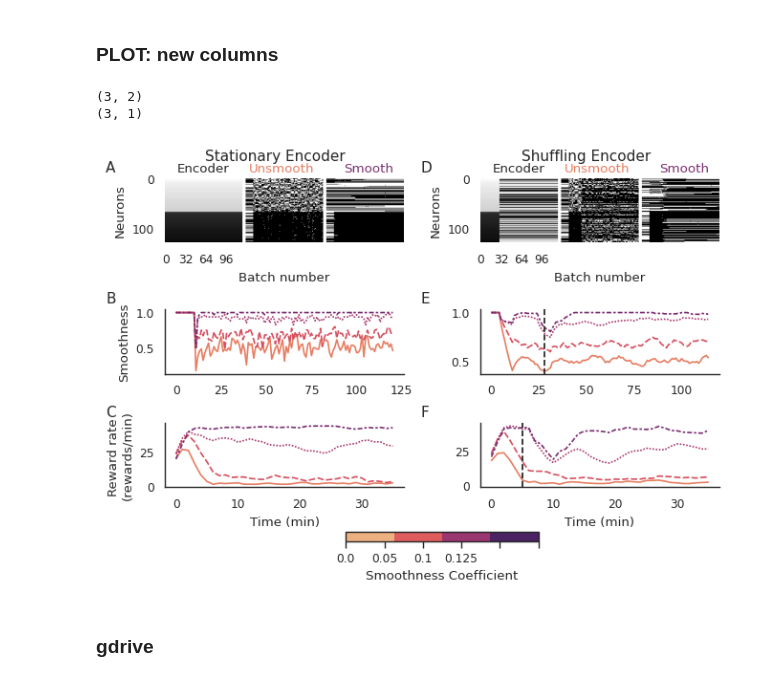
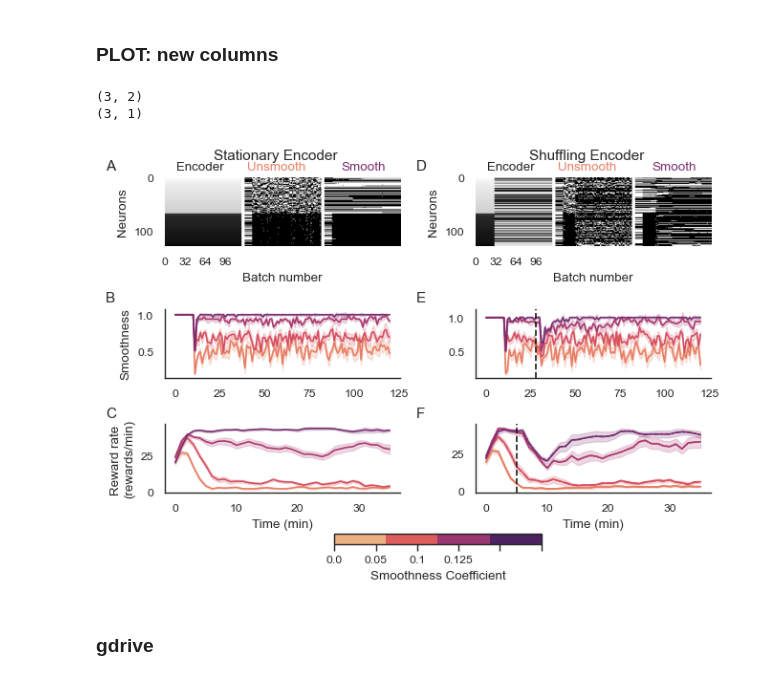
Before and after one commit to sijia66/adaptive_feature_selection, a Jupyter notebook: figure5_convex_algorithm_shuffled_encoder/231019_afs_change_encoder_convex_lasso.ipynb, the cells around one changed output. Cells and saved outputs as stored; diff of their text form; code cells hidden in the pictures.

Commit message:
add error bars to convex

```diff
--- a/figure5_convex_algorithm_shuffled_encoder/231019_afs_change_encoder_convex_lasso.ipynb
+++ b/figure5_convex_algorithm_shuffled_encoder/231019_afs_change_encoder_convex_lasso.ipynb
@@ -22,8 +22,12 @@ sns.set_context('paper')
 sns.set_theme('paper', font = 'Arial')
 sns.set_style('white')
 
+
+error_bar_method = "sem" #  or percentiles
+
 save_to_gdrive = True # this is done through the gdrive's mapping to the local file system
 gdrive_directory = '/home/aolab/gdrive/Projects/Feature Selection/Figures/'
+
 dpi_value = 300
 # %% [markdown]
 # ideas
@@ -620,8 +538,18 @@ import pickle
 with open(data_dump_folder + 'smooth_and_reward_dict_stationary.pkl', 'rb') as f:
     smooth_and_reward_dict = pickle.load(f)
 
-print(smooth_and_reward_dict.keys())
+print("smooth_and_reward_dict.keys():")
+for k in smooth_and_reward_dict.keys(): print(k)
 
+# get the smoothness and the 25th and 75th percentiles
+# note that the 25th and 75h percentiles are sem,  convenience for plotting
 smoothness_conds_by_batch_stationary = smooth_and_reward_dict['smoothness_conds_by_batch']
+smoothness_conds_by_batch_25_stationary = smooth_and_reward_dict['smoothness_conds_by_batch_25']
+smoothness_conds_by_batch_75_stationary = smooth_and_reward_dict['smoothness_conds_by_batch_75']
+
+
+# also need the 25th and 75th percentiles of the reward rates
 reward_rate_all_stationary = smooth_and_reward_dict['reward_rate_all']
+reward_rate_all_25_stationary = smooth_and_reward_dict['reward_rate_all_25']
+reward_rate_all_75_stationary = smooth_and_reward_dict['reward_rate_all_75']
 # %% [output]
@@ -963,23 +830,30 @@ norm = plt.Normalize(smoothnesss_array_parameter_scan.min(),
                      smoothnesss_array_parameter_scan.max())
 sm = plt.cm.ScalarMappable(cmap="flare", norm=norm)
 
-
-sns.lineplot(data=smoothness_conds_by_batch_stationary.T,
-             palette=colors,
-             linestyle = 'solid',
-             ax=summary_axes[1,0],
-             legend=False)
+# stationary encoder case, plot the feature selection results
+# add the error bars using a for loop
+for i, s in enumerate(smoothness_array):
+    summary_axes[1,0].plot(smoothness_conds_by_batch_stationary[i], color=colors[i])
+    summary_axes[1,0].fill_between(np.arange(smoothness_conds_by_batch_25_stationary.shape[1]),
+                                   smoothness_conds_by_batch_25_stationary[i],
+                                   smoothness_conds_by_batch_75_stationary[i],
+                                   color=colors[i], alpha=0.2)
 summary_axes[1,0].set_ylabel('Smoothness')
 
-sns.lineplot(data=reward_rate_all_stationary.T,
-             palette=colors,
-             linestyle = 'solid',
-             ax=summary_axes[2,0],
-             legend=False)
+# stationary encoder, plot the reward rate
+# add the error bars using a for loop
+for i, s in enumerate(smoothness_array):
+    summary_axes[2,0].plot(reward_rate_all_stationary[i], color=colors[i])
+    summary_axes[2,0].fill_between(np.arange(reward_rate_all_stationary.shape[1]),
+                                   reward_rate_all_25_stationary[i],
+                                   reward_rate_all_75_stationary[i],
+                                   color=colors[i], alpha=0.2)
+
 summary_axes[2,0].set_ylabel('Reward rate \n(rewards/min)')
 summary_axes[2,0].set_xlabel('Time (min)')
 
 ###################################################################
+# the second column is the shuffling encoder
 
 summary_axes  = summary_axes_stationary_left_shuffling_right[:,1][:, np.newaxis]
 
@@ -999,6 +873,7 @@ ax_feat_activity.set_ylabel('Neurons')
 # ax_feat_activity.set_title('Stationary')
 label = ax_feat_activity.set_xlabel('Batch number' )
 
+
 # put three texts  encoder, smooth, unsmooth on top of the first row, evenly spaced
 ax_feat_activity.text(0.05, 1.1, 'Encoder', transform=ax_feat_activity.transAxes)
 ax_feat_activity.text(0.35, 1.1, 'Unsmooth', color = colors[0],
@@ -1006,22 +881,39 @@ ax_feat_activity.text(0.35, 1.1, 'Unsmooth', color = colors[0],
 ax_feat_activity.text(0.75, 1.1, 'Smooth', color = colors[-1],
                       transform=ax_feat_activity.transAxes)
 
-# plot the feature selection results
-sns.lineplot(data=smoothness_conds_by_batch_ma.T,
-             palette=colors,
-             ax=summary_axes[1,0],
-             linestyle = 'solid',
-             legend=False)
+# # shuffling encoder case, plot the feature selection results
+# sns.lineplot(data=smoothness_conds_by_batch_median,
+#              palette=colors,
+#              ax=summary_axes[1,0],
+#              linestyle = 'solid',
+#              legend=False)
+# add the error bars using a for loop
+for i, s in enumerate(smoothness_array):
+    summary_axes[1,0].plot(smoothness_conds_by_batch_median[i], color=colors[i])
+    summary_axes[1,0].fill_between(np.arange(smoothness_conds_by_batch_25.shape[1]),
+                                   smoothness_conds_by_batch_25[i],
+                                   smoothness_conds_by_batch_75[i],
+                                   color=colors[i], alpha=0.2)
+
 # summary_axes[1,0].set_ylabel('Smoothness')
+# shuffling encoder, plot the reward rate
 # add a dotted line to indicate encoder swap
 summary_axes[1,0].axvline(x=28, color='k', linestyle='--')
-
-
 sns.lineplot(data=reward_rate_all.T,
              palette=colors,
              ax=summary_axes[2,0],
              linestyle = 'solid',
              legend=False)
+
+# add the error bars using a for loop
+for i, s in enumerate(smoothness_array):
+    summary_axes[2,0].plot(reward_rate_all[i], color=colors[i])
+    summary_axes[2,0].fill_between(np.arange(reward_rate_all.shape[1]),
+                                   reward_rate_all_25[i],
+                                   reward_rate_all_75[i],
+                                   color=colors[i], alpha=0.2)
+
+
 # summary_axes[2,0].set_ylabel('Reward rate \n(rewards/min)')
 summary_axes[2,0].set_xlabel('Time (min)')
 
@@ -1054,39 +946,40 @@ norm = plt.Normalize(smoothnesss_array_parameter_scan.min(), smoothnesss_array_p
 sm = plt.cm.ScalarMappable(cmap=cmap_discrete, norm=norm)
 
 # create the colorbar
-cbar = summary_figure.colorbar(sm, ax=summary_axes_stationary_left_shuffling_right[2], orientation='horizontal', location="bottom")
+cbar = summary_figure.colorbar(sm, ax=summary_axes_stationary_left_shuffling_right[2],
+                               orientation='horizontal', location="bottom")
 cbar.set_label('Smoothness Coefficient')
 
 # Set the colorbar ticks to smoothness_color_scan
 cbar.set_ticklabels(smoothnesss_array_parameter_scan)
 
 # remove the top and right spines for all axes
 for ax in summary_axes_stationary_left_shuffling_right.flatten():
     # for the first and 4th ax, also remove the left spine and the bottom spine
     if ax == summary_axes_stationary_left_shuffling_right[0,0] or ax == summary_axes_stationary_left_shuffling_right[0,1]:
         ax.spines['left'].set_visible(False)
         ax.spines['bottom'].set_visible(False)
     ax.spines['top'].set_visible(False)
     ax.spines['right'].set_visible(False)
 
 
 # remove the top and right spines for all  axes
 for ax in summary_axes_stationary_left_shuffling_right.flatten():
 
     # for the first and 4th ax, also remove the left spine, and the bottom spine
     if ax == summary_axes_stationary_left_shuffling_right[0,0] or ax == summary_axes_stationary_left_shuffling_right[0,1]:
         ax.spines['left'].set_visible(False)
         ax.spines['bottom'].set_visible(False)
 
     ax.spines['top'].set_visible(False)
     ax.spines['right'].set_visible(False)
 
 
 # summary_figure.tight_layout()
 # %% [output]
 (3, 2)
 (3, 1)
-[figure, old version]
+[figure, new version]
 # %% [markdown]
 ### gdrive
 # %%
```
Also changed, not shown: parts of 14 cells of this notebook, 2 other files.
